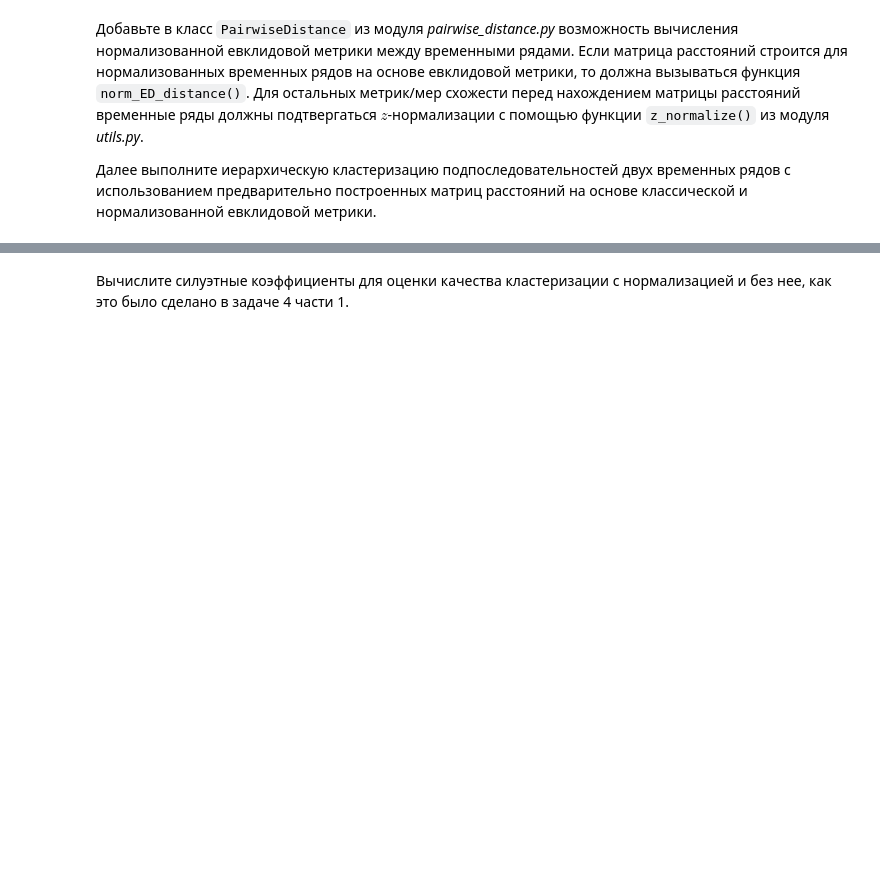
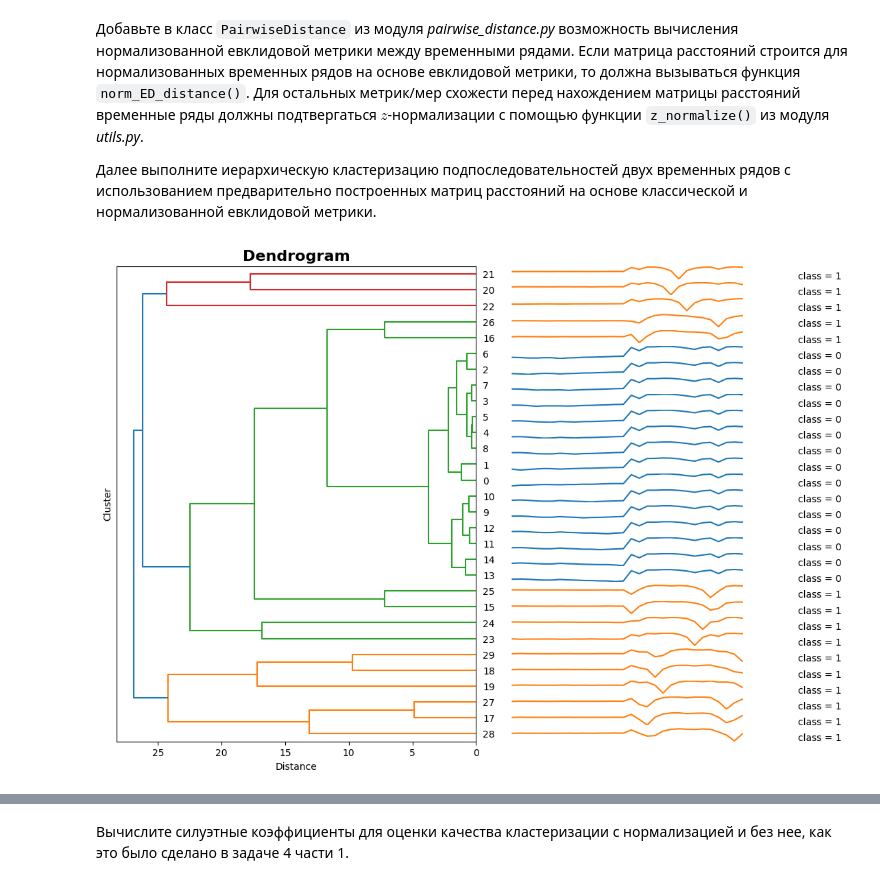
Before and after one commit to KingMops/2024-Nevzorov-TimeSeriesCourse, a Jupyter notebook: practice/01 Basics/01 Basics.ipynb, the cells around one changed output, grey strips where cells are left out. Saved outputs shown, nothing was run; the diff lists cells and outputs as text; code cells hidden in the pictures; blank space fills up the shorter version.

```diff
--- a/practice/01 Basics/01 Basics.ipynb
+++ b/practice/01 Basics/01 Basics.ipynb
@@ -262,8 +277,8 @@ print(f'Силуэтный коэффициент для DTW расстояни
 
 Загрузите два временных ряда и визуализируйте их с помощью функции `plot_ts()` из модуля *plots.py*.
 # %%
-url1 = './datasets/part2/chf10.csv'
+url1 = '/content/chf10.csv'
 ts1 = read_ts(url1)
 
-url2 = './datasets/part2/chf11.csv'
+url2 = '/content/chf11.csv'
 ts2 = read_ts(url2)
@@ -292,0 +306,12 @@ labels = np.array([0]*subs_set1[0:15].shape[0] + [1]*subs_set2[0:15].shape[0])
+# %%
+# INSERT YOUR CODE
+matrix_euclidean = PairwiseDistance(metric='euclidean').calculate(subs_set)
+matrix_norm_euclidean = PairwiseDistance(metric='euclidean',
+                                         is_normalize=True).calculate(subs_set)
+# %%
+#Построение дендрограмм 1
+clustering = TimeSeriesHierarchicalClustering(n_clusters=2)
+labels_euclid = clustering.fit_predict(matrix_euclidean)
+clustering.plot_dendrogram(matrix_euclidean, labels)
+# %% [output]
+[figure, added]
```
Also changed, not shown: parts of 13 cells of this notebook.
